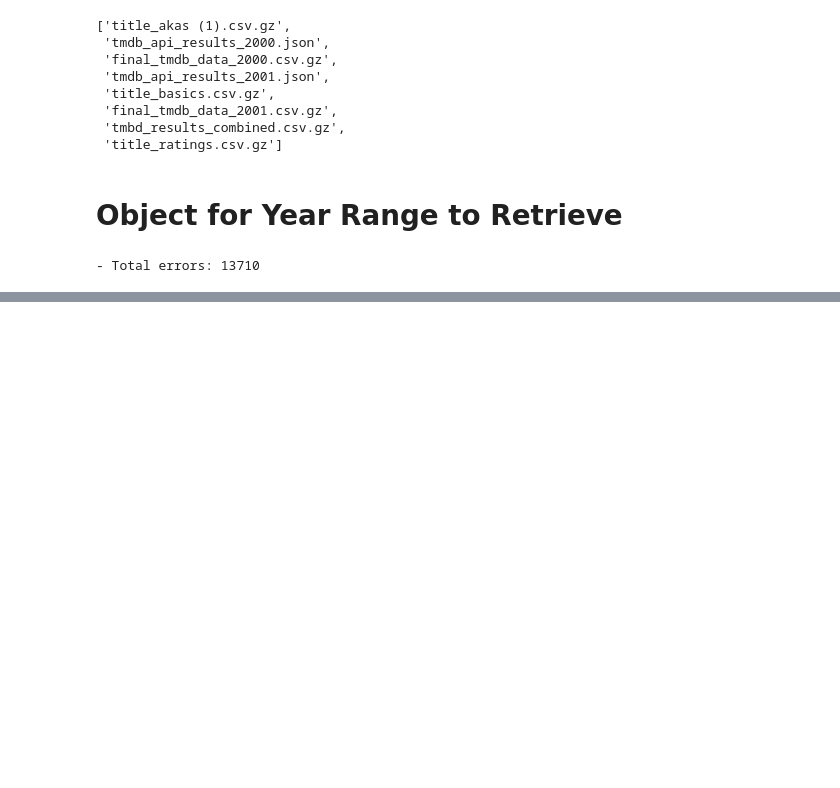
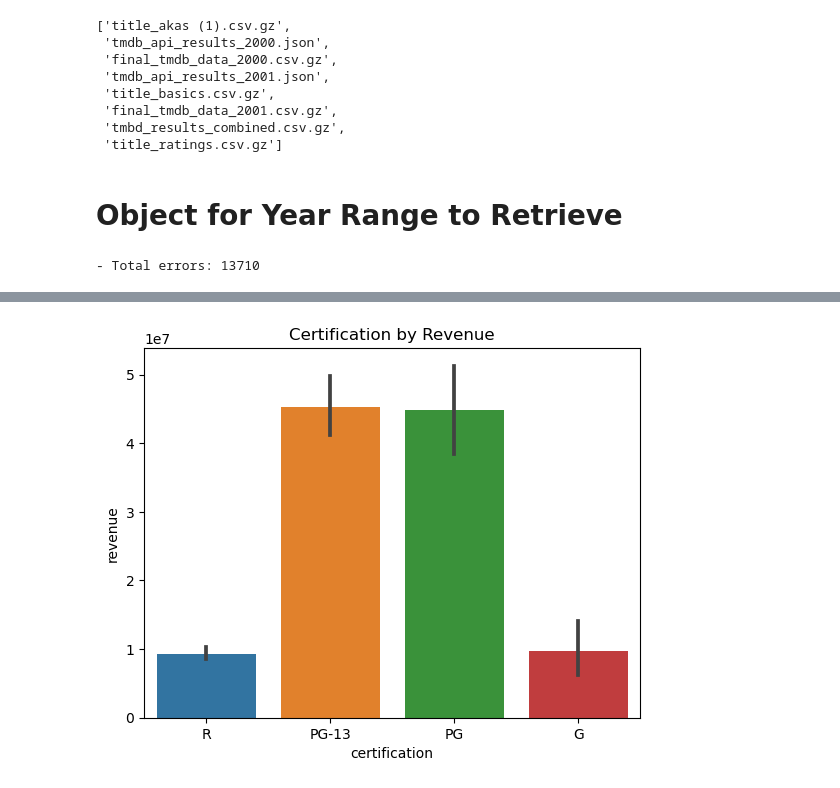
Before and after one commit to tjbingamon/Project-3, a Jupyter notebook: Part 4.ipynb, the cells around one changed output, grey strips where cells are left out. Cells and saved outputs as stored; diff of their text form; code cells hidden in the pictures; blank space fills up the shorter version.

```diff
--- a/Part 4.ipynb
+++ b/Part 4.ipynb
@@ -200,0 +330,13 @@ IndentationError: unexpected indent (3506196259.py, line 5)
+# %%
+# Normality
+## Running normal test on each group and confirming there are >20 in each group
+norm_results = {}
+for i, data in groups.items():
+    stat, p = stats.normaltest(data)
+    ## save the p val, test statistic, and the size of the group
+    norm_results[i] = {'n': len(data),
+                             'p':p,
+                             'test stat':stat,}
+## convert to a dataframe
+norm_results_df = pd.DataFrame(norm_results).T
+norm_results_df
@@ -200,0 +377,3 @@ IndentationError: unexpected indent (3506196259.py, line 5)
+# %%
+groups_df = pd.DataFrame(index=[0], data={'revenue': 0, 'certification':0})
+groups_df
@@ -200,0 +383,8 @@ IndentationError: unexpected indent (3506196259.py, line 5)
+# %%
+for i in groups:
+    groups_temp = pd.DataFrame(groups[i])
+    groups_temp['certification'] = i
+    groups_df = pd.concat([groups_df, groups_temp])
+
+groups_df.index.name='imdb_id'
+groups_df
@@ -200,0 +406,3 @@ IndentationError: unexpected indent (3506196259.py, line 5)
+# %%
+groups_df.drop(index=0, inplace=True)
+groups_df
@@ -200,0 +424,7 @@ IndentationError: unexpected indent (3506196259.py, line 5)
+# %%
+fig, ax = plt.subplots()
+
+ax = sns.barplot(data=groups_df, x=groups_df['certification'], y=groups_df['revenue'])
+ax.set_title('Certification by Revenue');
+# %% [output]
+[figure, added]
```
Also changed, not shown: parts of 53 cells of this notebook.
